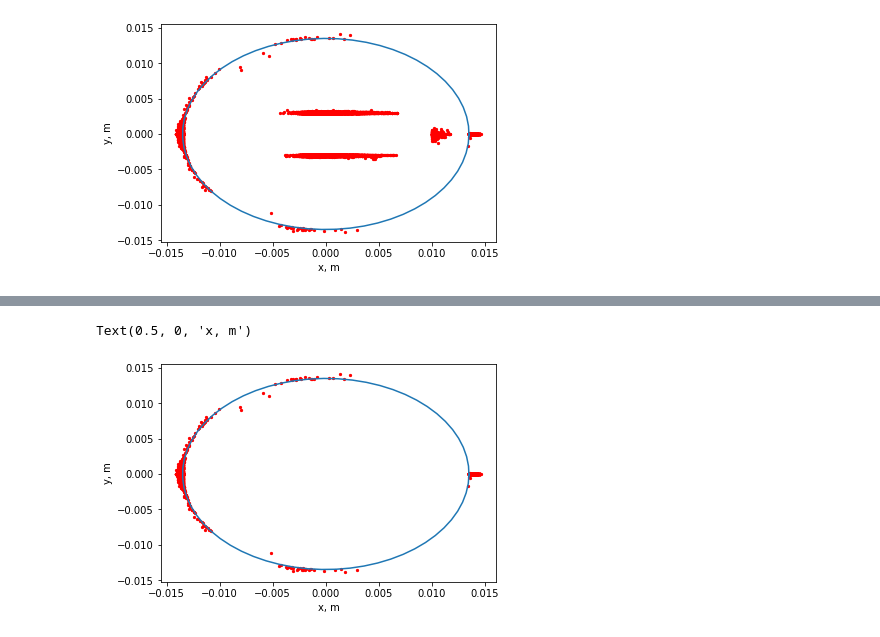
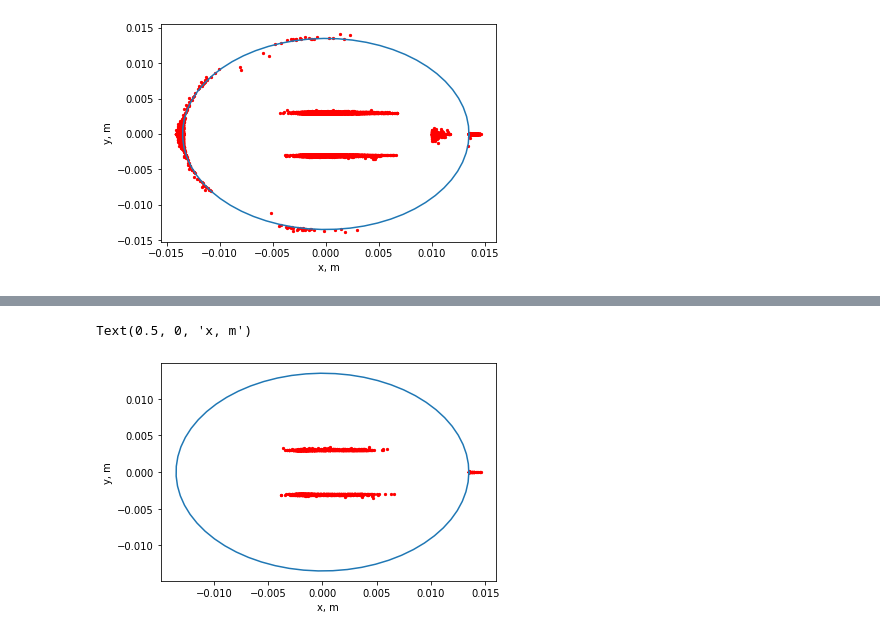
Before and after one commit to iremaize/jupyter, a Jupyter notebook: E_distrib.ipynb, the cells around one changed output, grey strips where cells are left out. Saved outputs shown, nothing was run; the diff lists cells and outputs as text; code cells hidden in the pictures.

```diff
--- a/E_distrib.ipynb
+++ b/E_distrib.ipynb
@@ -64,2 +34,2 @@ lost1.plot(x='x', y='y', kind='scatter')
 # %%
-data2 = pd.read_excel('loss01.xlsx', sheet_name=2)
+ellipse_coord = pd.read_excel('loss01.xlsx', sheet_name=2).iloc[9:-1, [3,4]]
@@ -81,2 +35,0 @@ data2 = pd.read_excel('loss01.xlsx', sheet_name=2)
-# %%
-ellipse_coord = data2.iloc[9:-1, [3,4]]
@@ -151,8 +64,39 @@ lost1_bladeless
+# %%
+super_per = 29.609
+blade_periods = [(i*super_per , 1+i*super_per) for i in range(0,15)] + [(i*super_per-1, i*super_per) for i in range(1,16)]
+lin_periods = [(i*super_per , 4.337+i*super_per) for i in range(0,15)] + [(i*super_per-4.337, i*super_per) for i in range(1,16)]
+# %%
+k=0
+lost1['is_blade'] = 0
+lost_angle['is_blade'] = 0
+lost1['is_lin'] = 0
+lost_angle['is_lin'] = 0
+for i in blade_periods:
+    k+=1
+    lost1[f'period{k}'] = lost1.s.between(i[0],i[1]).astype(int)
+    lost1['is_blade'] += lost1[f'period{k}']
+    lost1.drop(f'period{k}', axis=1, inplace=True)
+
+    lost_angle[f'period{k}'] = lost_angle.s.between(i[0],i[1]).astype(int)
+    lost_angle['is_blade'] += lost_angle[f'period{k}']
+    lost_angle.drop(f'period{k}', axis=1, inplace=True)
+
+k=0
+for i in lin_periods:
+    k+=1
+    lost1[f'period{k}'] = lost1.s.between(i[0],i[1]).astype(int)
+    lost1['is_lin'] += lost1[f'period{k}']
+    lost1.drop(f'period{k}', axis=1, inplace=True)
+
+    lost_angle[f'period{k}'] = lost_angle.s.between(i[0],i[1]).astype(int)
+    lost_angle['is_lin'] += lost_angle[f'period{k}']
+    lost_angle.drop(f'period{k}', axis=1, inplace=True)
 # %%
-plt.scatter(lost1_bladeless.x, lost1_bladeless.y, c='red', s=5)
+mag_blade_distrib_df = lost1.loc[lost1.is_blade==1].drop('is_blade', axis=1)
+plt.scatter(mag_blade_distrib_df.x, mag_blade_distrib_df.y, c='red', s=5)
 plt.plot(ellipse_coord.ax, ellipse_coord.ay)
 plt.ylabel('y, m')
 plt.xlabel('x, m')
 # %% [output]
 Text(0.5, 0, 'x, m')
-[figure, old version]
+[figure, new version]
```
Also changed, not shown: parts of 38 cells of this notebook, 2 other files.
